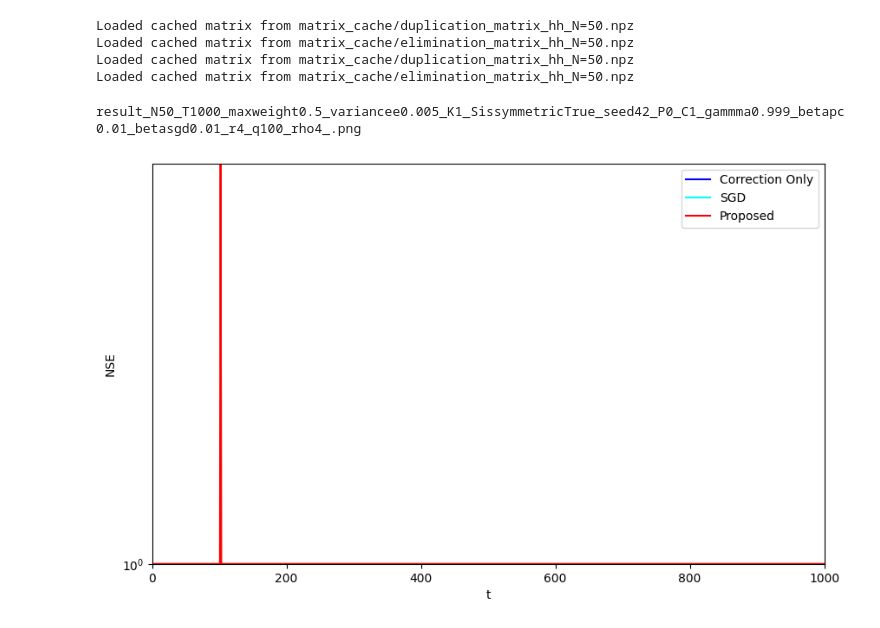
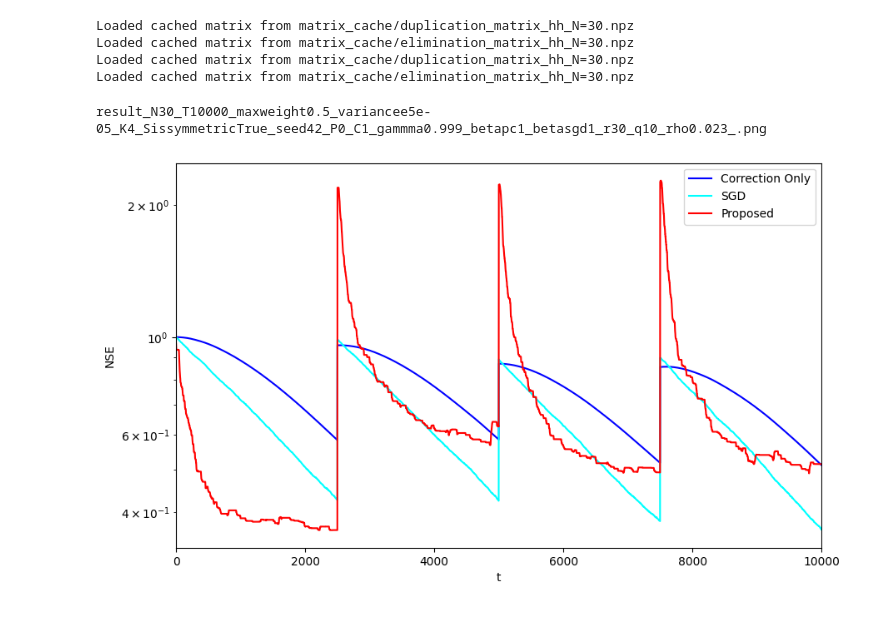
Before and after one commit to fmjp1012/tvgti, a Jupyter notebook: sandbox_parallel.ipynb, the cells around one changed output. Saved outputs shown, nothing was run; the diff lists cells and outputs as text; code cells hidden in the pictures.

```diff
--- a/sandbox_parallel.ipynb
+++ b/sandbox_parallel.ipynb
@@ -177,13 +177,13 @@ def solve_offline_sem(X_up_to_t, lambda_reg):
     return S_opt
 # %%
 # パラメータの設定
-N = 50
-T = 1000
+N = 30
+T = 10000
 sparsity = 100
 max_weight = 0.5
-variance_e = 0.005
+variance_e = 0.00005
 std_e = np.sqrt(variance_e)
-K = 1
+K = 4
 S_is_symmetric = True
 
 seed = 42
@@ -197,8 +197,8 @@ P = 0
 C = 1
 gamma = 0.999
 alpha = 0.0
-beta_pc = 1e-2
-beta_sgd = 1e-2
+beta_pc = 1
+beta_sgd = 1
 
 # 初期値の設定
 if S_is_symmetric:
@@ -209,9 +209,9 @@ else:
 S_0 = S_0 / norm(S_0)
 
 # その他のパラメータ
-r = 4  # window size
-q = 100  # number of processors
-rho = 4
+r = 30  # window size
+q = 10  # number of processors
+rho = 0.023
 
 # モデルのインスタンス化
 tv_sem_pc = TimeVaryingSEM_PC_NONSPARSE(N, S_0, alpha, beta_pc, gamma, P, C)
@@ -232,23 +232,23 @@ def run_tv_sem_pp():
     return estimates_pp
 
 # 並列処理の実行
+results = Parallel(n_jobs=3)([
+    delayed(run_tv_sem_pc)(),
+    delayed(run_tv_sem_sgd)(),
+    delayed(run_tv_sem_pp)()
+])
+estimates_pc, cost_values_pc = results[0]
+estimates_sgd, cost_values_sgd = results[1]
+estimates_pp = results[2]
+
 # results = Parallel(n_jobs=3)([
-#     delayed(run_tv_sem_pc)(),
-#     delayed(run_tv_sem_sgd)(),
+#     # delayed(run_tv_sem_pc)(),
+#     # delayed(run_tv_sem_sgd)(),
 #     delayed(run_tv_sem_pp)()
 # ])
-# estimates_pc, cost_values_pc = results[0]
-# estimates_sgd, cost_values_sgd = results[1]
-# estimates_pp = results[2]
-
-results = Parallel(n_jobs=3)([
-    # delayed(run_tv_sem_pc)(),
-    # delayed(run_tv_sem_sgd)(),
-    delayed(run_tv_sem_pp)()
-])
-estimates_pc = []
-estimates_sgd = []
-estimates_pp = results[0]
+# estimates_pc = []
+# estimates_sgd = []
+# estimates_pp = results[0]
 
 # 以下、結果の解析とプロット
 S_opts = []
@@ -303,36 +303,36 @@ for i, estimate in enumerate(estimates_pp):
 plt.figure(figsize=(10,6))
 plt.plot(error_pc, color='blue', label='Correction Only')
 plt.plot(error_sgd, color='cyan', label='SGD')
 plt.plot(error_pp, color='red', label='Proposed')
 plt.yscale('log')
 plt.xlim(left=0, right=T)
 plt.xlabel('t')
 plt.ylabel('NSE')
 plt.legend()
 filename = (
     f'result_N{N}_'
     f'T{T}_'
     f'maxweight{max_weight}_'
     f'variancee{variance_e}_'
     f'K{K}_'
     f'Sissymmetric{S_is_symmetric}_'
     f'seed{seed}_'
     f'P{P}_'
     f'C{C}_'
     f'gammma{gamma}_'
     f'betapc{beta_pc}_'
     f'betasgd{beta_sgd}_'
     f'r{r}_'
     f'q{q}_'
     f'rho{rho}_.png'
 )
 print(filename)
 plt.savefig('./result/241125/images/' + filename)
 plt.show()
 # %% [output]
-Loaded cached matrix from matrix_cache/duplication_matrix_hh_N=50.npz
-Loaded cached matrix from matrix_cache/elimination_matrix_hh_N=50.npz
-Loaded cached matrix from matrix_cache/duplication_matrix_hh_N=50.npz
-Loaded cached matrix from matrix_cache/elimination_matrix_hh_N=50.npz
+Loaded cached matrix from matrix_cache/duplication_matrix_hh_N=30.npz
+Loaded cached matrix from matrix_cache/elimination_matrix_hh_N=30.npz
+Loaded cached matrix from matrix_cache/duplication_matrix_hh_N=30.npz
+Loaded cached matrix from matrix_cache/elimination_matrix_hh_N=30.npz
-result_N50_T1000_maxweight0.5_variancee0.005_K1_SissymmetricTrue_seed42_P0_C1_gammma0.999_betapc0.01_betasgd0.01_r4_q100_rho4_.png
+result_N30_T10000_maxweight0.5_variancee5e-05_K4_SissymmetricTrue_seed42_P0_C1_gammma0.999_betapc1_betasgd1_r30_q10_rho0.023_.png
-[figure, old version]
+[figure, new version]
```
Also changed, not shown: 53 other files.
